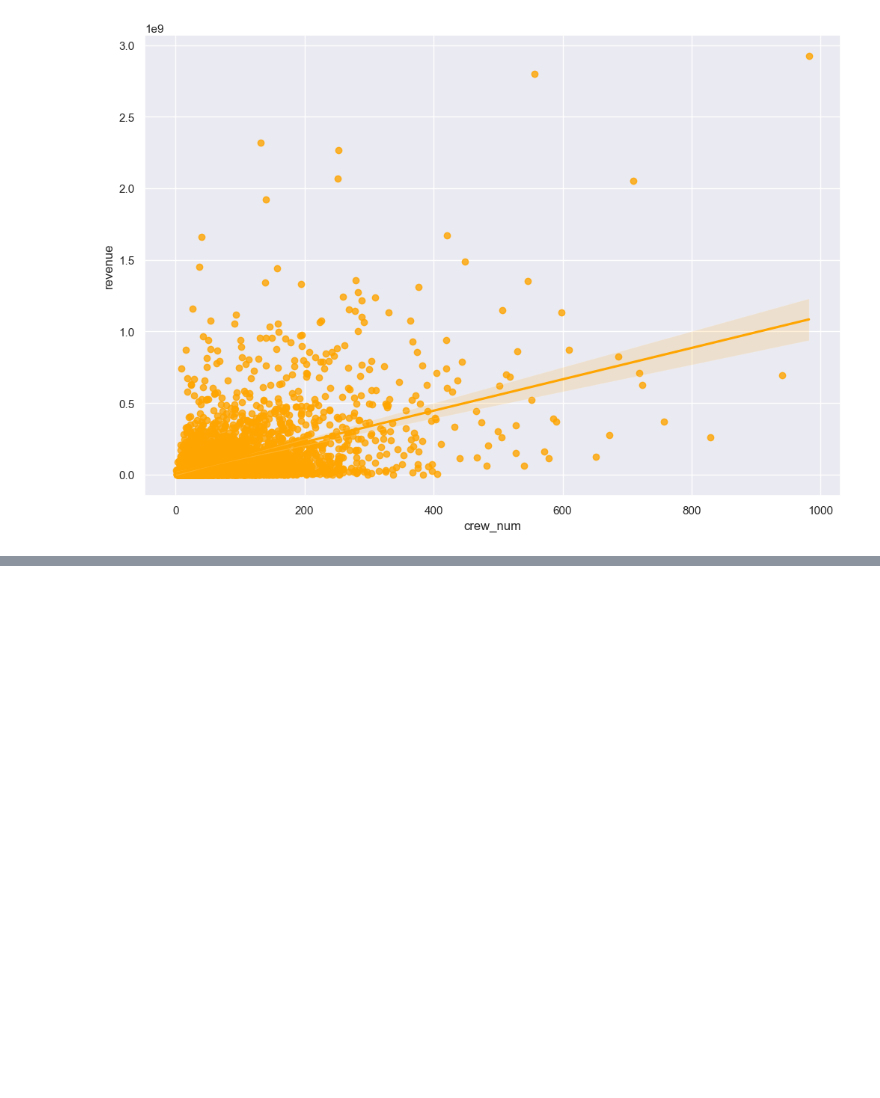
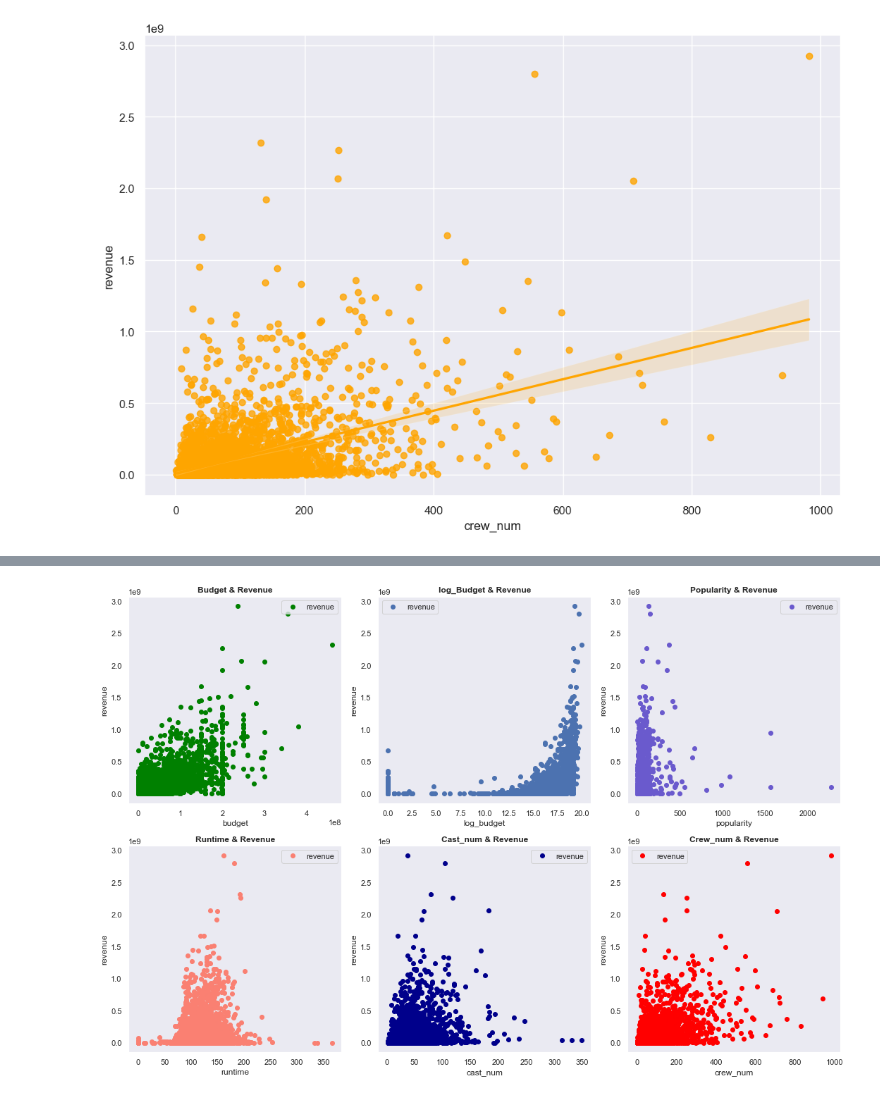
Before and after one commit to RyanYuanyang/TMDB-Movie-Prediction, a Jupyter notebook: DataAnalysis.ipynb, the cells around one changed output, grey strips where cells are left out. Cells and saved outputs as stored; diff of their text form; code cells hidden in the pictures; blank space fills up the shorter version.

```diff
--- a/DataAnalysis.ipynb
+++ b/DataAnalysis.ipynb
@@ -579,0 +599,26 @@ sns.regplot(x="crew_num", y="revenue", data = train_true, color = 'orange')
+# %%
+#True Value set
+fig, ax = plt.subplots(2, 3, figsize=(15, 10), tight_layout=True)
+
+train_true.plot(ax=ax[0][0], x='budget', y='revenue', style='o', ylabel= 'revenue', color='green').set_title('Budget & Revenue', fontweight="bold")
+ax[0][0].grid()
+
+train_true.plot(ax=ax[0][1], x='log_budget', y='revenue', style='o', ylabel= 'revenue').set_title('log_Budget & Revenue', fontweight="bold")
+ax[0][1].grid()
+
+train_true.plot(ax=ax[0][2], x='popularity', y='revenue', style='o', ylabel= 'revenue', color='slateblue').set_title('Popularity & Revenue', fontweight="bold")
+ax[0][2].grid()
+
+train_true.plot(ax=ax[1][0], x='runtime', y='revenue', style='o', ylabel= 'revenue', color='salmon').set_title('Runtime & Revenue', fontweight="bold")
+ax[1][0].grid()
+
+train_true.plot(ax=ax[1][1], x='cast_num', y='revenue', style='o', ylabel= 'revenue', color='DarkBlue').set_title('Cast_num & Revenue', fontweight="bold")
+ax[1][1].grid()
+
+train_true.plot(ax=ax[1][2], x='crew_num', y='revenue', style='o', ylabel= 'revenue', color='red').set_title('Crew_num & Revenue', fontweight="bold")
+ax[1][2].grid()
+
+fig.tight_layout(pad=4.0)
+plt.show()
+# %% [output]
+[figure, added]
```
Also changed, not shown: parts of 12 cells of this notebook.
